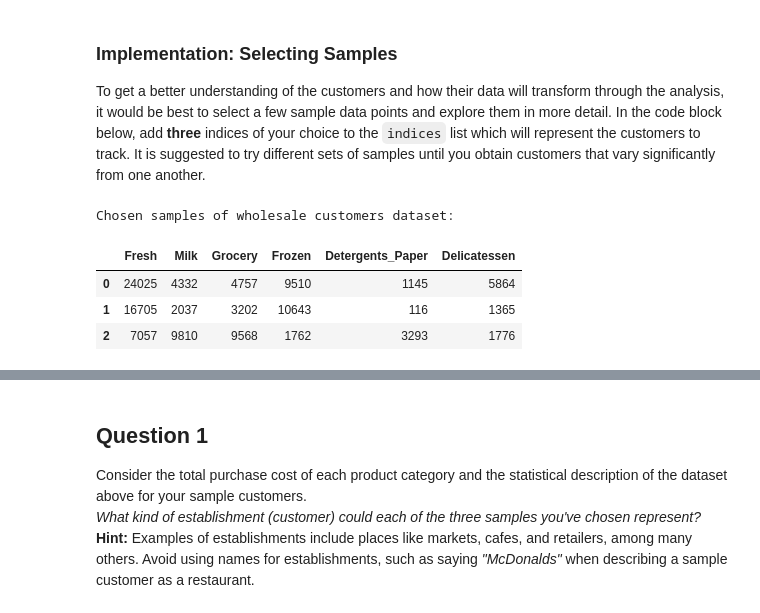
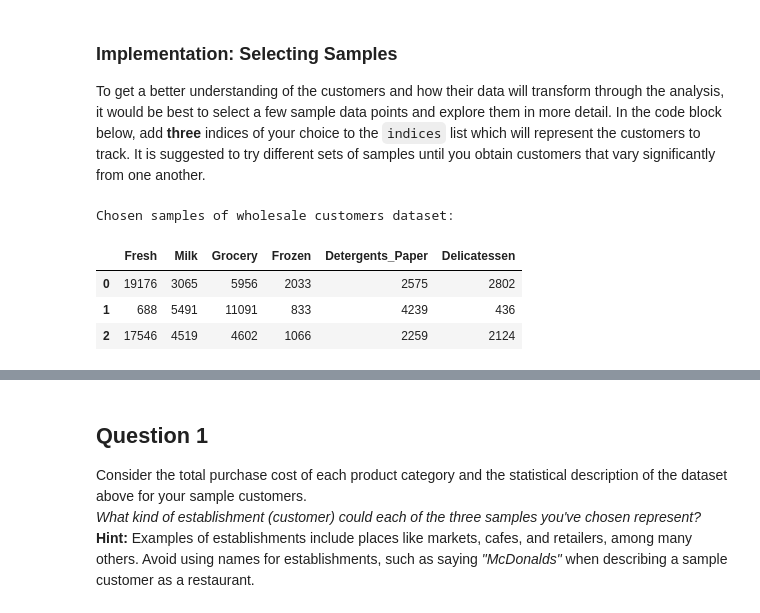
Before and after one commit to prakritidev/DataScience-Projects, a Jupyter notebook: customer_segments/customer_segments.ipynb, the cells around one changed output, grey strips where cells are left out. Cells and saved outputs as stored; diff of their text form; code cells hidden in the pictures.

```diff
--- a/customer_segments/customer_segments.ipynb
+++ b/customer_segments/customer_segments.ipynb
@@ -60,16 +60,16 @@ display(data.describe())
 To get a better understanding of the customers and how their data will transform through the analysis, it would be best to select a few sample data points and explore them in more detail. In the code block below, add **three** indices of your choice to the `indices` list which will represent the customers to track. It is suggested to try different sets of samples until you obtain customers that vary significantly from one another.
 # %%
 # TODO: Select three indices of your choice you wish to sample from the dataset
-indices = [40,70,1]
+indices = [41,35,20]
 
 
 # Create a DataFrame of the chosen samples
 samples = pd.DataFrame(data.loc[indices], columns = data.keys()).reset_index(drop = True)
 print "Chosen samples of wholesale customers dataset:"
 display(samples)
 # %% [output]
 Chosen samples of wholesale customers dataset:
 |  | Fresh | Milk | Grocery | Frozen | Detergents_Paper | Delicatessen |
-| 0 | 24025 | 4332 | 4757 | 9510 | 1145 | 5864 |
-| 1 | 16705 | 2037 | 3202 | 10643 | 116 | 1365 |
-| 2 | 7057 | 9810 | 9568 | 1762 | 3293 | 1776 |
+| 0 | 19176 | 3065 | 5956 | 2033 | 2575 | 2802 |
+| 1 | 688 | 5491 | 11091 | 833 | 4239 | 436 |
+| 2 | 17546 | 4519 | 4602 | 1066 | 2259 | 2124 |
```
Also changed, not shown: parts of 26 cells of this notebook, 1 other file.
